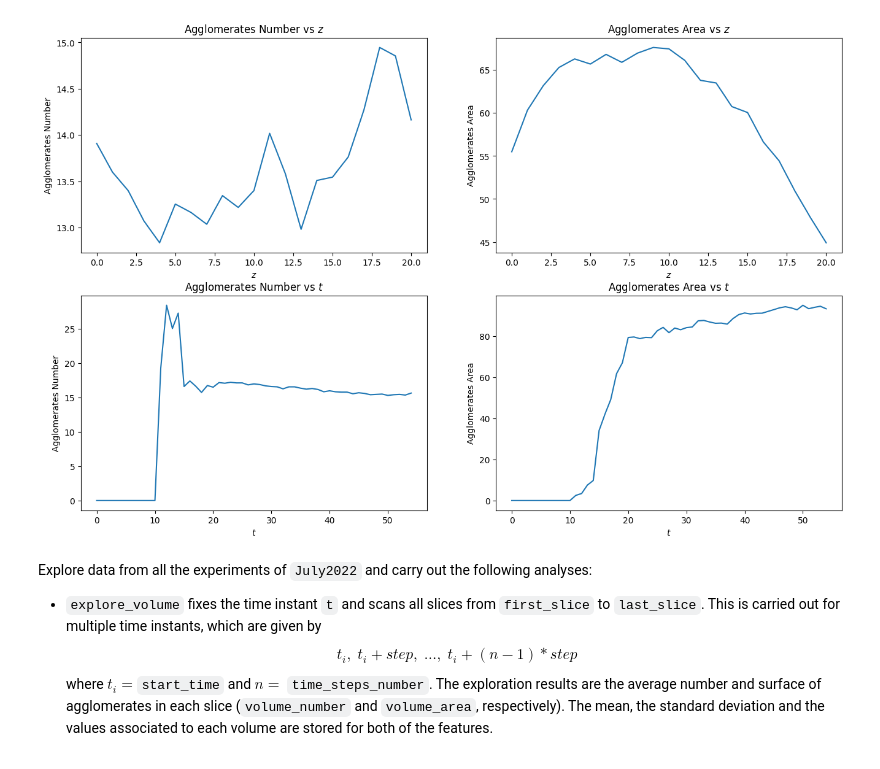
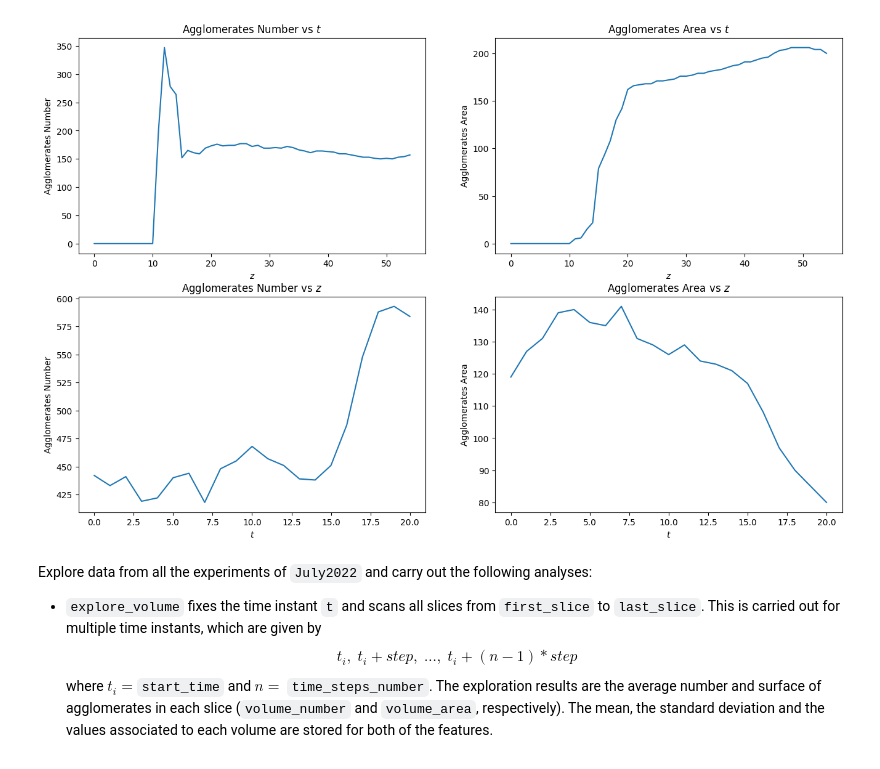
Before and after one commit to venturellimatteo/fasttomo, a Jupyter notebook: data_exploration.ipynb, the cells around one changed output. Saved outputs shown, nothing was run; the diff lists cells and outputs as text; code cells hidden in the pictures.

```diff
--- a/data_exploration.ipynb
+++ b/data_exploration.ipynb
@@ -18,14 +17,14 @@ Segmentation map loaded successfully in 0.34 s
 # %%
 fig, axes = plt.subplots(2, 2, figsize=(16, 10))
-titles = ['Agglomerates Number vs $z$', 'Agglomerates Area vs $z$', 'Agglomerates Number vs $t$', 'Agglomerates Area vs $t$']
+titles = ['Agglomerates Number vs $t$', 'Agglomerates Area vs $t$', 'Agglomerates Number vs $z$', 'Agglomerates Area vs $z$']
 
-for y, i, j in zip([data.fixed_t_area, data.fixed_t_number, data.fixed_z_area, data.fixed_z_number], [0, 0, 1, 1], [0, 1, 0, 1]):
+for y, i, j in zip([data.fixed_t_volume, data.fixed_t_number, data.fixed_z_volume, data.fixed_z_number], [0, 0, 1, 1], [0, 1, 0, 1]):
     axes[i, j].plot(y)
     axes[i, j].set_title(titles[2*i + j])
     axes[i, j].set_xlabel('$z$' if i == 0 else '$t$')
     axes[i, j].set_ylabel('Agglomerates Number' if j == 0 else 'Agglomerates Area')
 # %% [output]
-[figure, old version]
+[figure, new version]
 # %% [markdown]
 Explore data from all the experiments of <code>July2022</code> and carry out the following analyses:
 - <code>explore_volume</code> fixes the time instant <code>t</code> and scans all slices from <code>first_slice</code> to <code>last_slice</code>. This is carried out for multiple time instants, which are given by $$t_i,\; t_i+step,\; ... ,\; t_i+(n-1)*step$$ where $t_i=$<code>start_time</code> and $n=$ <code>time_steps_number</code>. The exploration results are the average number and surface of agglomerates in each slice (<code>volume_number</code> and <code>volume_area</code>, respectively). The mean, the standard deviation and the values associated to each volume are stored for both of the features.
```
Also changed, not shown: parts of 2 cells of this notebook, 1 other file.
